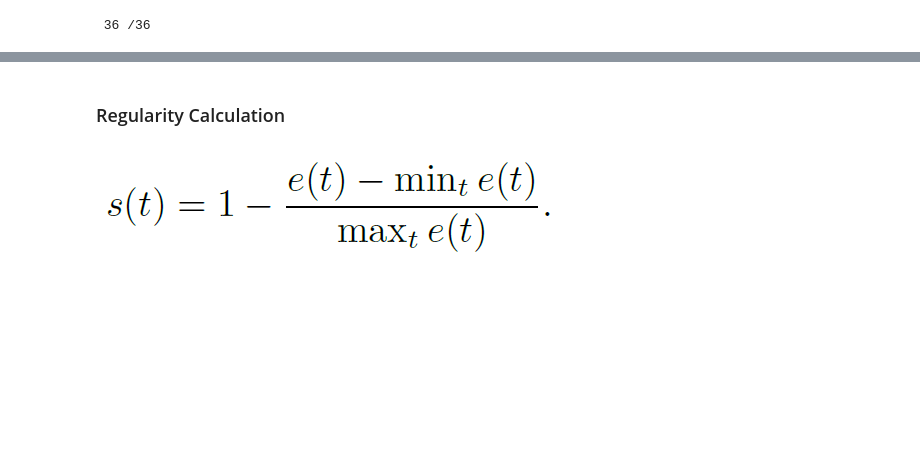
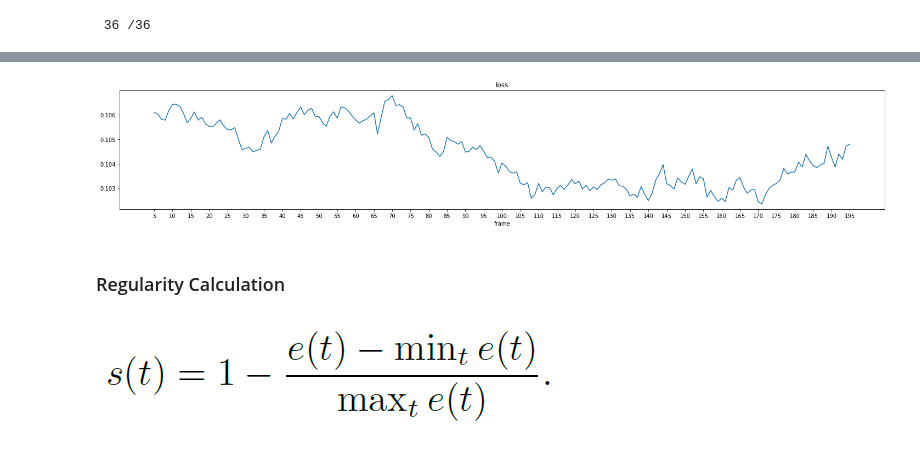
Before and after one commit to aneeshnema/unusual-activity-detection, a Jupyter notebook: notebook.ipynb, the cells around one changed output, grey strips where cells are left out. Drawn from its saved outputs; the diff is of its cells as text; code cells hidden in the pictures; blank space fills up the shorter version.

Commit message:
use matplotlib instead of plotly

```diff
--- a/notebook.ipynb
+++ b/notebook.ipynb
@@ -385,13 +385,13 @@ from plotly.subplots import make_subplots
 # %%
 loss = np.load(os.path.join(path, 'loss.npy'))
 x = np.arange(5, 196)
+ticks = np.arange(5, 196, 5)
 
 # example (test 20)
-fig = px.line(x=x, y=loss[20], labels={'x':'frame', 'y':'loss'}, title='Loss')
-fig.update_xaxes(showgrid=False)
-fig.update_yaxes(showgrid=False)
-
-fig.show()
-fig.write_html('./1.html', include_plotlyjs='cdn')
-# HTML(fig.to_html())
+plt.figure(figsize=(25, 4))
+plt.title('loss')
+plt.plot(x, loss[20])
+plt.xticks(ticks)
+plt.xlabel('frame')
+plt.show()
 # %% [output]
@@ -399,3 +398,4 @@ fig.write_html('./1.html', include_plotlyjs='cdn')
+[figure, added]
 # %% [markdown]
 ### Regularity Calculation
 ![download (2).png](embedded-picture-1)
```
Also changed, not shown: parts of 9 cells of this notebook.
